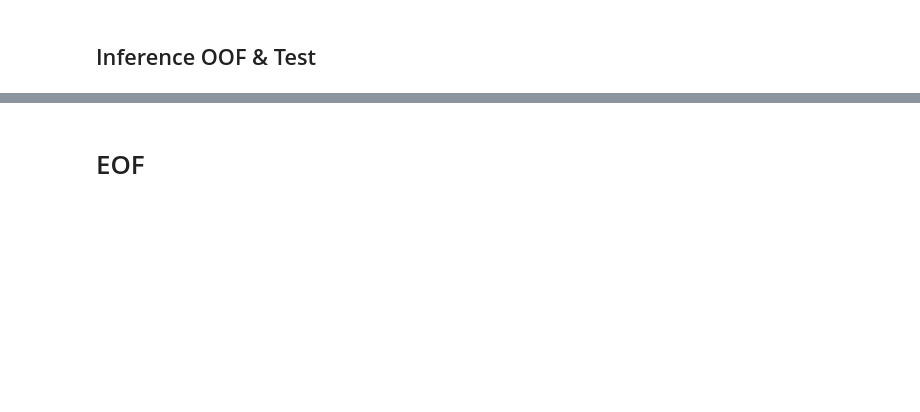
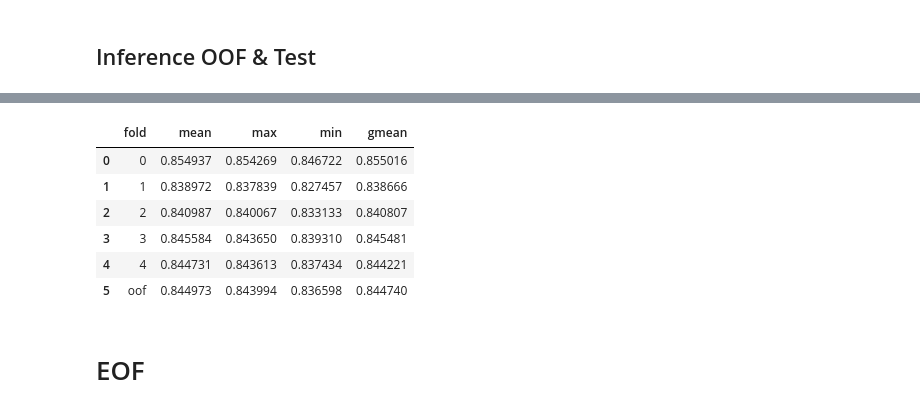
Before and after one commit to yamaguchi-milkcocholate/SETI, a Jupyter notebook: notebooks/mobilenet100-100epoch/seti-e-t-resnet18d-resnet34.ipynb, the cells around one changed output, grey strips where cells are left out. Cells and saved outputs as stored; diff of their text form; code cells hidden in the pictures; blank space fills up the shorter version.

```diff
--- a/notebooks/mobilenet100-100epoch/seti-e-t-resnet18d-resnet34.ipynb
+++ b/notebooks/mobilenet100-100epoch/seti-e-t-resnet18d-resnet34.ipynb
@@ -488,9 +470,9 @@ loader:
   train: {type: DataLoader, dataset: "@/dataset/train",
     batch_size: 64, num_workers: 4, shuffle: True, pin_memory: True, drop_last: True}
   val: {type: DataLoader, dataset: "@/dataset/val",
-    batch_size: 64, num_workers: 4, shuffle: False, pin_memory: True, drop_last: False}
+    batch_size: 256, num_workers: 4, shuffle: False, pin_memory: True, drop_last: False}
   test: {type: DataLoader, dataset: "@/dataset/test",
-    batch_size: 64, num_workers: 4, shuffle: False, pin_memory: True, drop_last: False}
+    batch_size: 256, num_workers: 4, shuffle: False, pin_memory: True, drop_last: False}
 
 optimizer:
   type: AdamW
@@ -702,11 +684,11 @@ for fold_id in FOLDS:
     tmp_cfg["globals"]["output_path"] = str(TMP / f"fold{fold_id}")
     pre_eval_cfg_list.append(tmp_cfg)
 # %%
-for pre_eval_cfg in pre_eval_cfg_list:
-    cfg = Config(pre_eval_cfg, types=CONFIG_TYPES)
-    print(f"\n[fold {cfg['/globals/val_fold']}]")
-    train_one_fold(cfg, train)
-    with torch.cuda.device(cfg["/globals/device"]):
-        torch.cuda.empty_cache()
-    del cfg
-    gc.collect()
+# for pre_eval_cfg in pre_eval_cfg_list:
+#     cfg = Config(pre_eval_cfg, types=CONFIG_TYPES)
+#     print(f"\n[fold {cfg['/globals/val_fold']}]")
+#     train_one_fold(cfg, train)
+#     with torch.cuda.device(cfg["/globals/device"]):
+#         torch.cuda.empty_cache()
+#     del cfg
+#     gc.collect()
@@ -914,4 +781,4 @@ mobilenetv2_100: 1280
 # %%
-oof_score = roc_auc_score(label_arr, oof_pred_arr)
-score_list.append(["oof", oof_score])
-pd.DataFrame(score_list, columns=["fold", "metric"])
+# oof_score = roc_auc_score(label_arr, oof_pred_arr)
+# score_list.append(["oof", oof_score])
+# pd.DataFrame(score_list, columns=["fold", "metric"])
@@ -944,0 +831,7 @@ sub_df.head()
+# %%
+transforms = tta.Compose(
+    [
+        tta.HorizontalFlip(),
+        tta.VerticalFlip(),
+    ]
+)
@@ -944,0 +947,15 @@ sub_df.head()
+# %%
+oof_scores = list()
+for metric in METRICS:
+    oof_score = roc_auc_score(label_arr, oof_pred_arr_dict[metric])
+    oof_scores.append(oof_score)
+score_list.append(["oof"] + oof_scores)
+pd.DataFrame(score_list, columns=["fold"] + METRICS)
+# %% [output]
+|  | fold | mean | max | min | gmean |
+| 0 | 0 | 0.854937 | 0.854269 | 0.846722 | 0.855016 |
+| 1 | 1 | 0.838972 | 0.837839 | 0.827457 | 0.838666 |
+| 2 | 2 | 0.840987 | 0.840067 | 0.833133 | 0.840807 |
+| 3 | 3 | 0.845584 | 0.843650 | 0.839310 | 0.845481 |
+| 4 | 4 | 0.844731 | 0.843613 | 0.837434 | 0.844221 |
+| 5 | oof | 0.844973 | 0.843994 | 0.836598 | 0.844740 |
```
Also changed, not shown: parts of 15 cells of this notebook, 17 other files.
